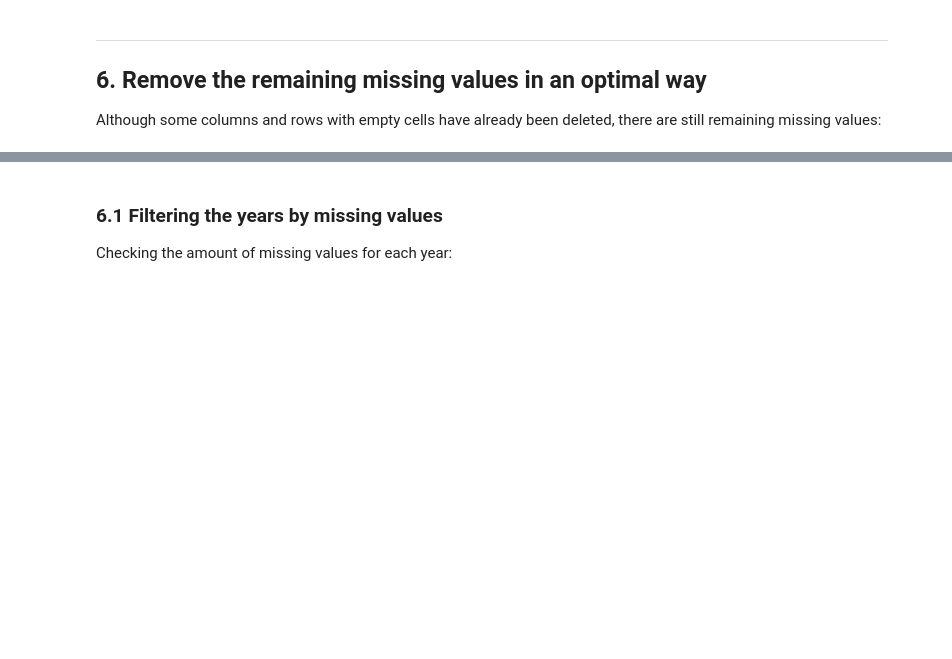
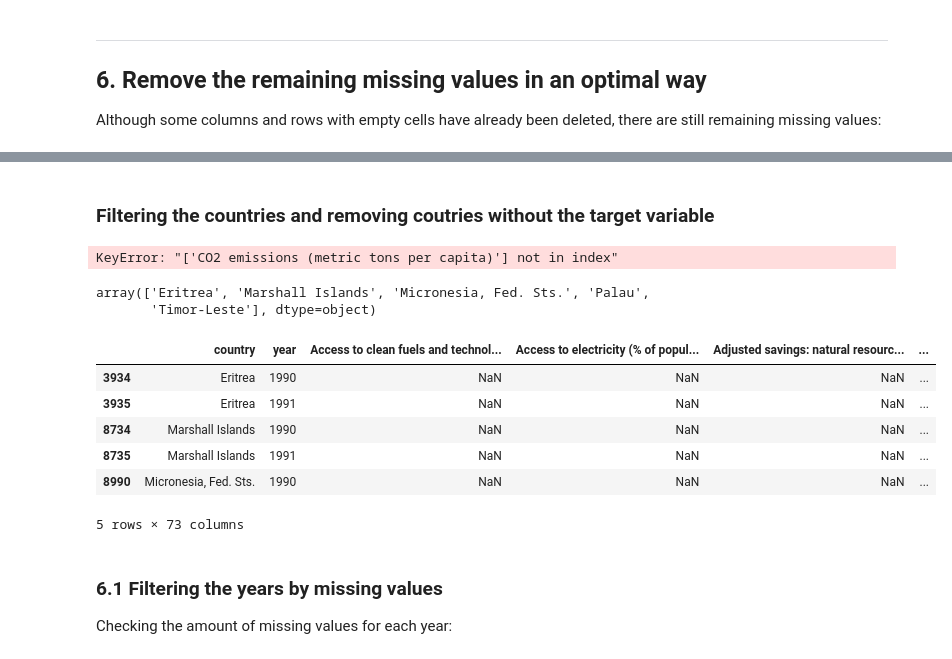
Before and after one commit to KleinerToaster/co2_prediction_countries, a Jupyter notebook: notebook/co2_dataPreperation.ipynb, the cells around one changed output, grey strips where cells are left out. Saved outputs shown, nothing was run; the diff lists cells and outputs as text; code cells hidden in the pictures; blank space fills up the shorter version.

```diff
--- a/notebook/co2_dataPreperation.ipynb
+++ b/notebook/co2_dataPreperation.ipynb
@@ -357,23 +510,36 @@ data_clean.head()
 # %%
-# save the feature names into a list of strings
+import pandas as pd
+from functools import reduce
+
+# Save the feature names into a list of strings
 chosen_cols = data_clean['Indicator Name'].unique()
 
-# define an empty list, where sub-dataframes for each feature will be saved
+# Define an empty list, where sub-dataframes for each feature will be saved
 frame_list = []
 
-# iterate over all chosen features
+# Iterate over all chosen features
 for variable in chosen_cols:
+    if variable in chosen_vars:
+        # Pick only rows corresponding to the current feature
+        frame = data_clean[data_clean['Indicator Name'] == variable]
 
-    # pick only rows corresponding to the current feature
-    frame = data_clean[data_clean['Indicator Name'] == variable]
+        # Melt all the values for all years into one column and rename the columns correspondingly
+        frame = frame.melt(id_vars=['Country Name', 'Indicator Name'], var_name='year', value_name=chosen_vars[variable])
+        frame = frame.rename(columns={'Country Name': 'country'}).drop(['Indicator Name'], axis='columns')
 
-    # melt all the values for all years into one column and rename the columns correspondingly
-    frame = frame.melt(id_vars=['Country Name', 'Indicator Name']).rename(columns={'Country Name': 'country', 'variable': 'year', 'value': variable}).drop(['Indicator Name'], axis='columns')
+        # Add the melted dataframe for the current feature into the list
+        frame_list.append(frame)
 
-    # add the melted dataframe for the current feature into the list
-    frame_list.append(frame)
+        # Debugging: Print the intermediate dataframe
+        print(f"DataFrame for {variable}:\n", frame.head())
 
+# Check if frame_list is not empty before merging
+if frame_list:
+    # Merge all sub-frames into a single dataframe, making an outer binding on the key columns 'country','year'
+    all_vars = reduce(lambda left, right: pd.merge(left, right, on=['country', 'year'], how='outer'), frame_list)
+else:
+    # Create an empty dataframe with the expected columns if frame_list is empty
+    all_vars = pd.DataFrame(columns=['country', 'year'] + list(chosen_vars.values()))
 
-# merge all sub-frames into a single dataframe, making an outer binding on the key columns 'country','year'
-from functools import reduce
-all_vars = reduce(lambda left, right: pd.merge(left, right, on=['country','year'], how='outer'), frame_list)
+# Debugging: Print the final merged DataFrame
+print("Final merged DataFrame:\n", all_vars.head())
@@ -412 +594,11 @@ Voice and Accountability: Estimate                                      15296
 Length: 73, dtype: int64
+# %% [markdown]
+### Filtering the countries and removing coutries without the target variable
+# %%
+# Select the 'Country Name' and 'CO2 emissions (metric tons per capita)' columns, drop duplicates
+unique_co2_emissions = all_vars[['country', 'CO2 emissions (metric tons per capita)']].drop_duplicates()
+
+# Print all the countries and their CO2 emissions
+print(unique_co2_emissions.to_string(index=False))
+# %% [output]
+KeyError: "['CO2 emissions (metric tons per capita)'] not in index"
@@ -413,3 +610,21 @@ Length: 73, dtype: int64
+# %%
+# get all countries
+all_vars_clean['country'].unique()
+# %% [output]
+array(['Eritrea', 'Marshall Islands', 'Micronesia, Fed. Sts.', 'Palau',
+       'Timor-Leste'], dtype=object)
+# %%
+# get all countreis with missing CO2 emissions
+
+all_vars_clean.head()
+# %% [output]
+|  | country | year | Access to clean fuels and technol... | Access to electricity (% of popul... | Adjusted savings: natural resourc... | ... |
+| 3934 | Eritrea | 1990 | NaN | NaN | NaN | ... |
+| 3935 | Eritrea | 1991 | NaN | NaN | NaN | ... |
+| 8734 | Marshall Islands | 1990 | NaN | NaN | NaN | ... |
+| 8735 | Marshall Islands | 1991 | NaN | NaN | NaN | ... |
+| 8990 | Micronesia, Fed. Sts. | 1990 | NaN | NaN | NaN | ... |
+5 rows × 73 columns
 # %% [markdown]
 ### 6.1 Filtering the years by missing values
 
```
Also changed, not shown: parts of 25 cells of this notebook, 1 other file.
